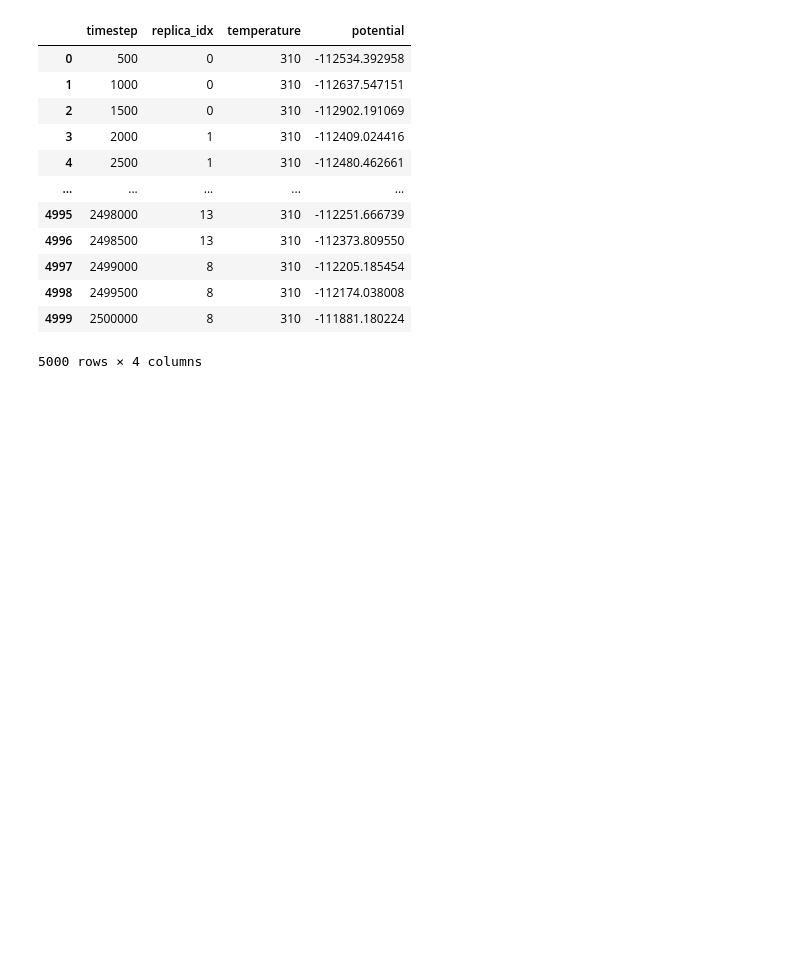
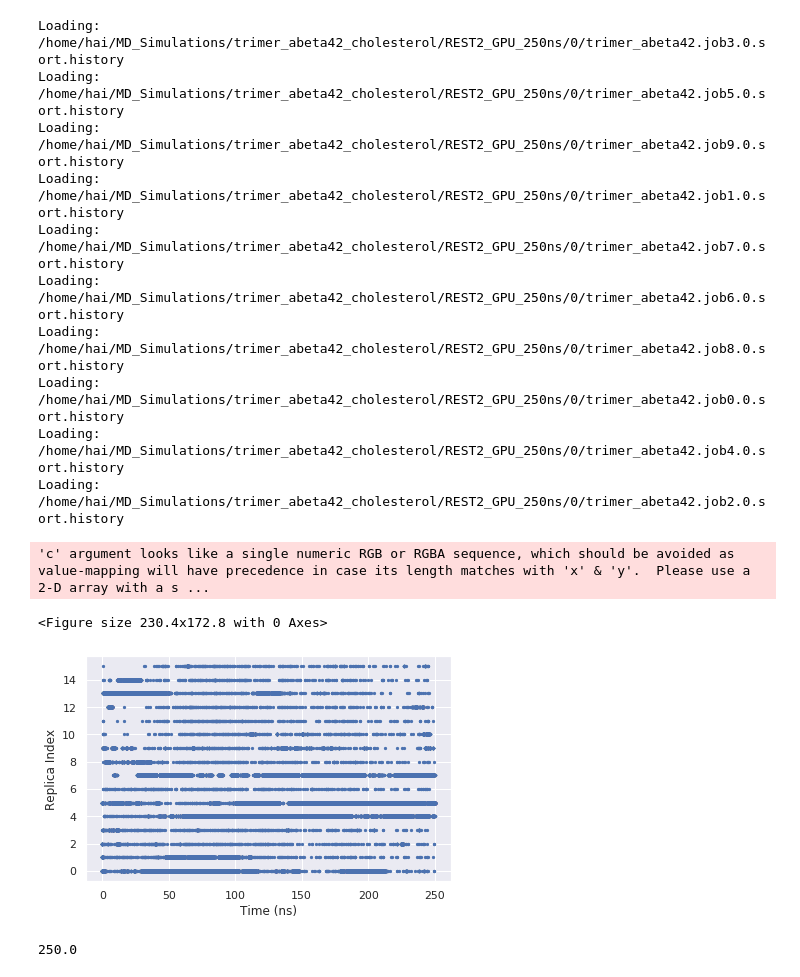
Before and after one commit to nguyentrunghai/REST2_MD_Simulations, a Jupyter notebook: replica_travel.ipynb, the cells around one changed output. Cells and saved outputs as stored; diff of their text form; code cells hidden in the pictures; blank space fills up the shorter version.

Commit message:
plot exhange of coordinate for replica 0

```diff
--- a/replica_travel.ipynb
+++ b/replica_travel.ipynb
@@ -28,19 +32,50 @@ def load_history_files(data_dir, filenames):
 # %%
-df = load_history(
-    "/home/hai/MD_Simulations/trimer_abeta42_cholesterol/REST2_GPU_250ns/0/trimer_abeta42.job0.0.sort.history")
+DATA_DIR = "/home/hai/MD_Simulations/trimer_abeta42_cholesterol/REST2_GPU_250ns"
-# %%
-df
-# %% [output]
-|  | timestep | replica_idx | temperature | potential |
-| 0 | 500 | 0 | 310 | -112534.392958 |
-| 1 | 1000 | 0 | 310 | -112637.547151 |
-| 2 | 1500 | 0 | 310 | -112902.191069 |
-| 3 | 2000 | 1 | 310 | -112409.024416 |
-| 4 | 2500 | 1 | 310 | -112480.462661 |
-| ... | ... | ... | ... | ... |
-| 4995 | 2498000 | 13 | 310 | -112251.666739 |
-| 4996 | 2498500 | 13 | 310 | -112373.809550 |
-| 4997 | 2499000 | 8 | 310 | -112205.185454 |
-| 4998 | 2499500 | 8 | 310 | -112174.038008 |
-| 4999 | 2500000 | 8 | 310 | -111881.180224 |
-5000 rows × 4 columns
+# %%
+np.random.seed(42)
+
+df = load_history_files(os.path.join(DATA_DIR, "0"), filename_match="trimer_abeta42.job*.sort.history")
+df["timestep"] = df["timestep"]*2e-6
+df["code"] = np.random.choice(list(range(256)), size=df_0.shape[0])
+
+from_idx = 0
+go_to_list = [1, 2, 3, 5, 6, 8, 9, 10, 11, 12, 13, 14, 15]
+for i, go_to in enumerate(go_to_list):
+    df.loc[(df["code"] == i) & (df["replica_idx"] == from_idx), "replica_idx"] = go_to
+
+
+from_idx = 4
+go_to_list = [0, 1, 2, 3, 6, 8, 9, 10, 11, 12, 13, 14, 15]
+for i, go_to in enumerate(go_to_list):
+    df.loc[(df["code"] == i) & (df["replica_idx"] == from_idx), "replica_idx"] = go_to
+
+from_idx = 13
+go_to_list = [0, 1, 2, 3, 4, 5, 6]
+for i, go_to in enumerate(go_to_list):
+    df.loc[(df["code"] == i) & (df["replica_idx"] == from_idx), "replica_idx"] = go_to
+
+
+plt.figure(figsize=(3.2, 3.2*6/8))
+df.plot(kind="scatter", x="timestep", y="replica_idx", marker=".")
+plt.xlabel("Time (ns)")
+plt.ylabel("Replica Index")
+plt.tight_layout()
+plt.savefig("coordinate_exchange_replica_0.pdf", dpi=300)
+# %% [output]
+Loading: /home/hai/MD_Simulations/trimer_abeta42_cholesterol/REST2_GPU_250ns/0/trimer_abeta42.job3.0.sort.history
+Loading: /home/hai/MD_Simulations/trimer_abeta42_cholesterol/REST2_GPU_250ns/0/trimer_abeta42.job5.0.sort.history
+Loading: /home/hai/MD_Simulations/trimer_abeta42_cholesterol/REST2_GPU_250ns/0/trimer_abeta42.job9.0.sort.history
+Loading: /home/hai/MD_Simulations/trimer_abeta42_cholesterol/REST2_GPU_250ns/0/trimer_abeta42.job1.0.sort.history
+Loading: /home/hai/MD_Simulations/trimer_abeta42_cholesterol/REST2_GPU_250ns/0/trimer_abeta42.job7.0.sort.history
+Loading: /home/hai/MD_Simulations/trimer_abeta42_cholesterol/REST2_GPU_250ns/0/trimer_abeta42.job6.0.sort.history
+Loading: /home/hai/MD_Simulations/trimer_abeta42_cholesterol/REST2_GPU_250ns/0/trimer_abeta42.job8.0.sort.history
+Loading: /home/hai/MD_Simulations/trimer_abeta42_cholesterol/REST2_GPU_250ns/0/trimer_abeta42.job0.0.sort.history
+Loading: /home/hai/MD_Simulations/trimer_abeta42_cholesterol/REST2_GPU_250ns/0/trimer_abeta42.job4.0.sort.history
+Loading: /home/hai/MD_Simulations/trimer_abeta42_cholesterol/REST2_GPU_250ns/0/trimer_abeta42.job2.0.sort.history
+'c' argument looks like a single numeric RGB or RGBA sequence, which should be avoided as value-mapping will have precedence in case its length matches with 'x' & 'y'.  Please use a 2-D array with a s ...
+<Figure size 230.4x172.8 with 0 Axes>
+[figure, added]
+# %%
+(df["timestep"]*2e-6).max()
+# %% [output]
+250.0
```
Also changed, not shown: parts of 2 cells of this notebook.
